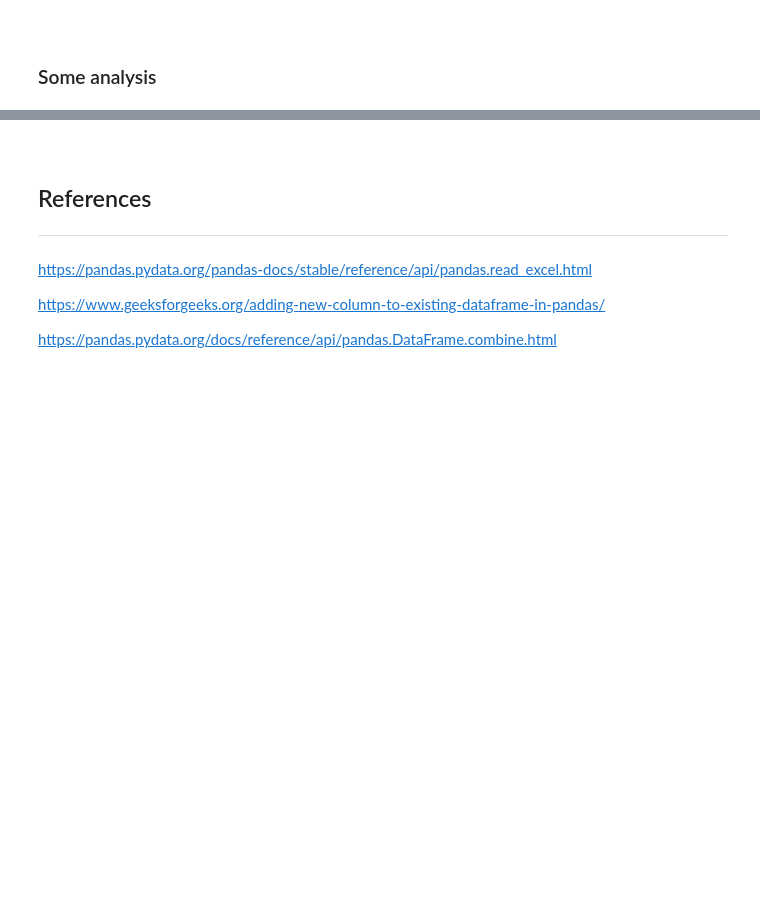
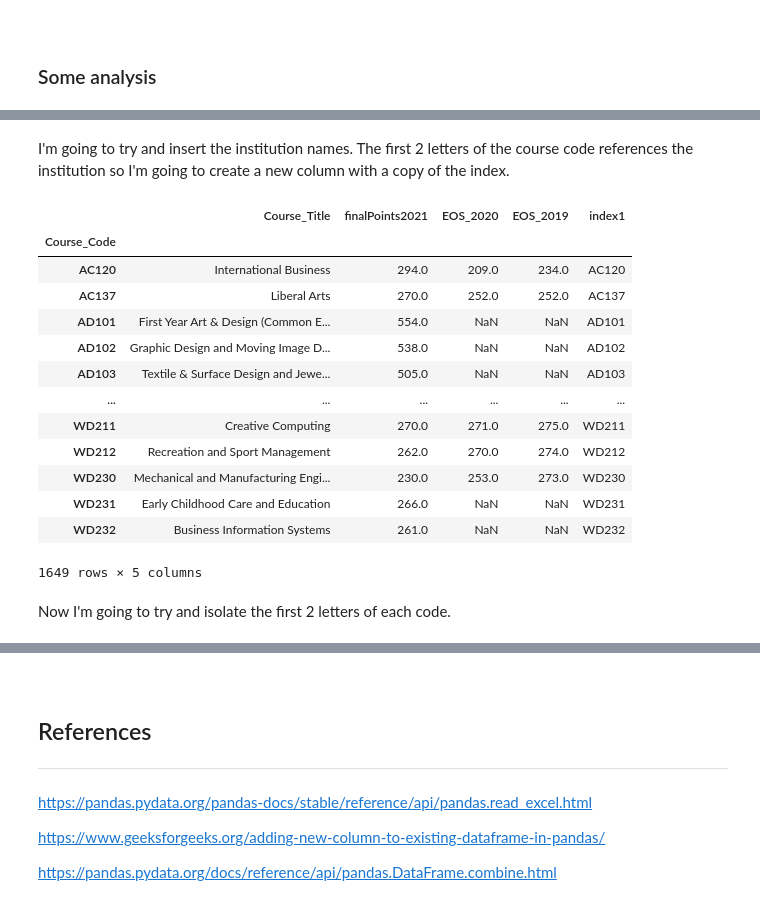
Before and after one commit to Caoimhinv/Fundamentals_Assessment, a Jupyter notebook: cao.ipynb, the cells around one changed output, grey strips where cells are left out. Saved outputs shown, nothing was run; the diff lists cells and outputs as text; code cells hidden in the pictures; blank space fills up the shorter version.

```diff
--- a/cao.ipynb
+++ b/cao.ipynb
@@ -793,0 +904,22 @@ print(allCourses['finalPoints2021'].mean())
+# %% [markdown]
+I'm going to try and insert the institution names. The first 2 letters of the course code references the institution so I'm going to create a new column with a copy of the index.
+# %%
+allCourses['index1'] = allCourses.index
+allCourses
+# %% [output]
+|  | Course_Title | finalPoints2021 | EOS_2020 | EOS_2019 | index1 |
+| Course_Code |  |  |  |  |  |
+| AC120 | International Business | 294.0 | 209.0 | 234.0 | AC120 |
+| AC137 | Liberal Arts | 270.0 | 252.0 | 252.0 | AC137 |
+| AD101 | First Year Art & Design (Common E... | 554.0 | NaN | NaN | AD101 |
+| AD102 | Graphic Design and Moving Image D... | 538.0 | NaN | NaN | AD102 |
+| AD103 | Textile & Surface Design and Jewe... | 505.0 | NaN | NaN | AD103 |
+| ... | ... | ... | ... | ... | ... |
+| WD211 | Creative Computing | 270.0 | 271.0 | 275.0 | WD211 |
+| WD212 | Recreation and Sport Management | 262.0 | 270.0 | 274.0 | WD212 |
+| WD230 | Mechanical and Manufacturing Engi... | 230.0 | 253.0 | 273.0 | WD230 |
+| WD231 | Early Childhood Care and Education | 266.0 | NaN | NaN | WD231 |
+| WD232 | Business Information Systems | 261.0 | NaN | NaN | WD232 |
+1649 rows × 5 columns
+# %% [markdown]
+Now I'm going to try and isolate the first 2 letters of each code.
```
Also changed, not shown: parts of 40 cells of this notebook, 58 other files.
